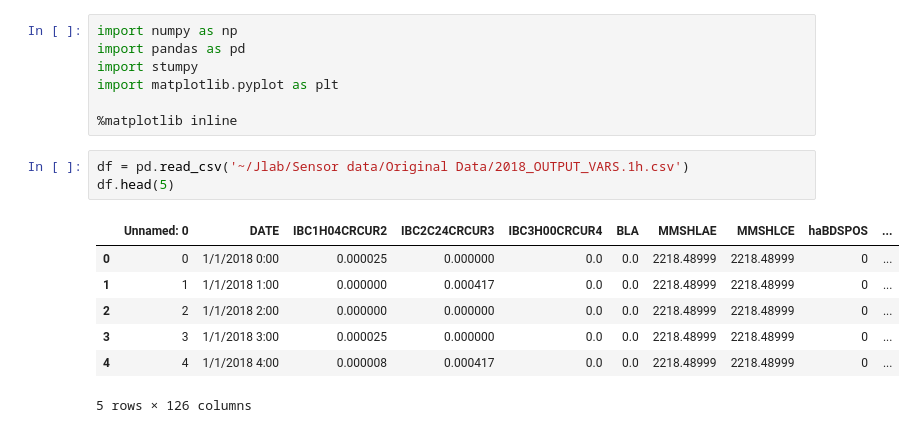
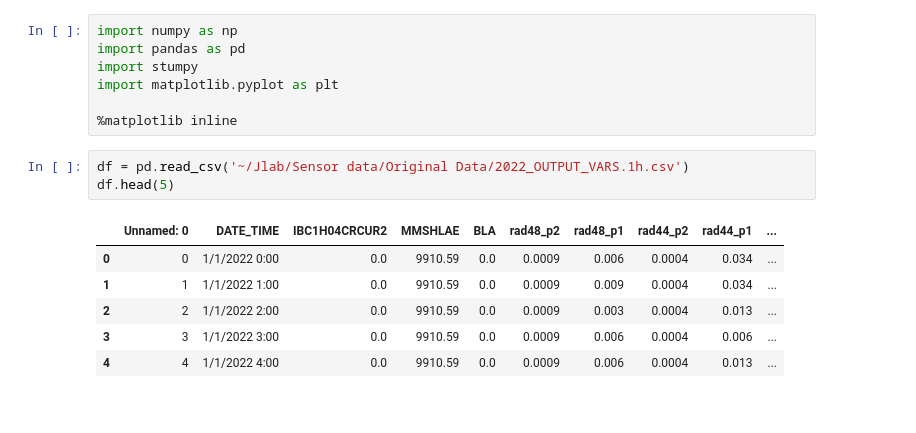
Before and after one commit to omidrajabi6868/TimeSeriesAttack, a Jupyter notebook: Main.ipynb, the cells around one changed output. Drawn from its saved outputs; the diff is of its cells as text.

```diff
--- a/Main.ipynb
+++ b/Main.ipynb
@@ -6,14 +6,13 @@ import matplotlib.pyplot as plt
 
 %matplotlib inline
 # %%
-df = pd.read_csv('~/Jlab/Sensor data/Original Data/2018_OUTPUT_VARS.1h.csv')
+df = pd.read_csv('~/Jlab/Sensor data/Original Data/2022_OUTPUT_VARS.1h.csv')
 df.head(5)
 # %% [output]
-|  | Unnamed: 0 | DATE | IBC1H04CRCUR2 | IBC2C24CRCUR3 | IBC3H00CRCUR4 | BLA | MMSHLAE | MMSHLCE | haBDSPOS | ... |
-| 0 | 0 | 1/1/2018 0:00 | 0.000025 | 0.000000 | 0.0 | 0.0 | 2218.48999 | 2218.48999 | 0 | ... |
-| 1 | 1 | 1/1/2018 1:00 | 0.000000 | 0.000417 | 0.0 | 0.0 | 2218.48999 | 2218.48999 | 0 | ... |
-| 2 | 2 | 1/1/2018 2:00 | 0.000000 | 0.000000 | 0.0 | 0.0 | 2218.48999 | 2218.48999 | 0 | ... |
-| 3 | 3 | 1/1/2018 3:00 | 0.000025 | 0.000000 | 0.0 | 0.0 | 2218.48999 | 2218.48999 | 0 | ... |
-| 4 | 4 | 1/1/2018 4:00 | 0.000008 | 0.000417 | 0.0 | 0.0 | 2218.48999 | 2218.48999 | 0 | ... |
+|  | Unnamed: 0 | DATE_TIME | IBC1H04CRCUR2 | MMSHLAE | BLA | rad48_p2 | rad48_p1 | rad44_p2 | rad44_p1 | ... |
+| 0 | 0 | 1/1/2022 0:00 | 0.0 | 9910.59 | 0.0 | 0.0009 | 0.006 | 0.0004 | 0.034 | ... |
+| 1 | 1 | 1/1/2022 1:00 | 0.0 | 9910.59 | 0.0 | 0.0009 | 0.009 | 0.0004 | 0.034 | ... |
+| 2 | 2 | 1/1/2022 2:00 | 0.0 | 9910.59 | 0.0 | 0.0009 | 0.003 | 0.0004 | 0.013 | ... |
+| 3 | 3 | 1/1/2022 3:00 | 0.0 | 9910.59 | 0.0 | 0.0009 | 0.006 | 0.0004 | 0.006 | ... |
+| 4 | 4 | 1/1/2022 4:00 | 0.0 | 9910.59 | 0.0 | 0.0009 | 0.006 | 0.0004 | 0.013 | ... |
-5 rows × 126 columns
 # %%
```
Also changed, not shown: parts of 5 cells of this notebook, 8 other files.
